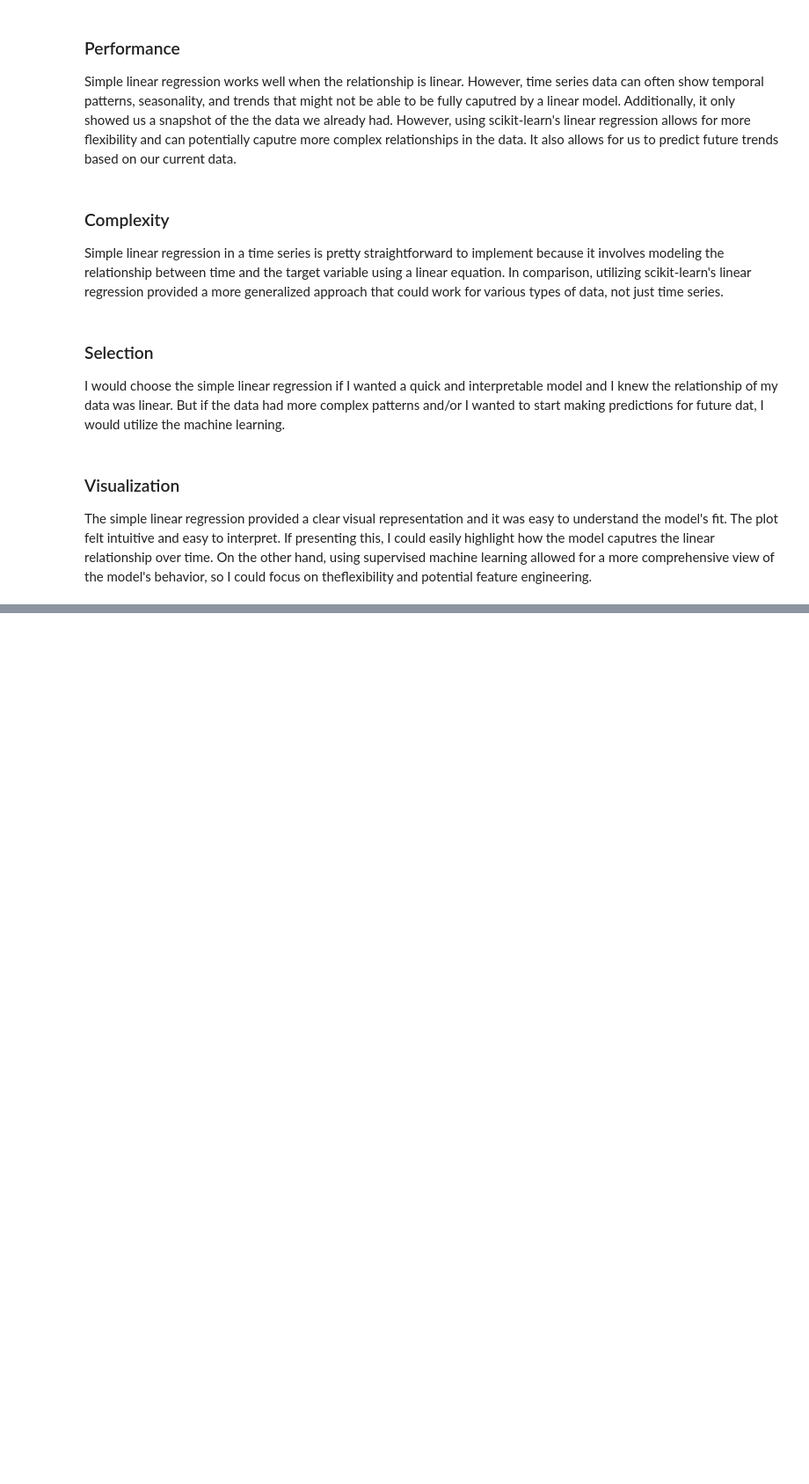
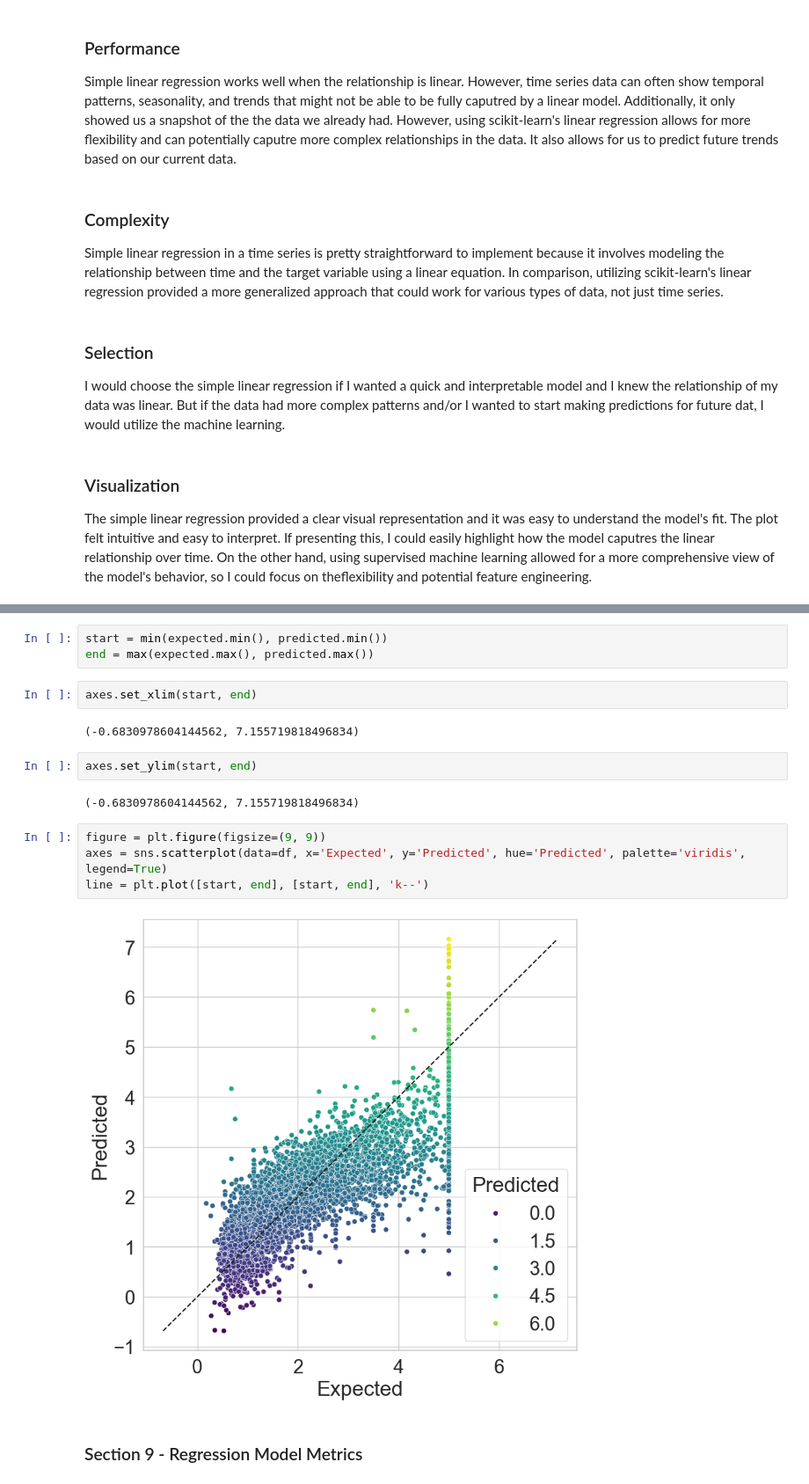
Before and after one commit to kcbreum/datafun-07-applied, a Jupyter notebook: breum_applied.ipynb, the cells around one changed output, grey strips where cells are left out. Shown at 88% size. Saved outputs shown, nothing was run; the diff lists cells and outputs as text; blank space fills up the shorter version.

```diff
--- a/breum_applied.ipynb
+++ b/breum_applied.ipynb
@@ -208,0 +371,19 @@ The simple linear regression provided a clear visual representation and it was e
+# %%
+start = min(expected.min(), predicted.min())
+end = max(expected.max(), predicted.max())
+# %%
+axes.set_xlim(start, end)
+# %% [output]
+(-0.6830978604144562, 7.155719818496834)
+# %%
+axes.set_ylim(start, end)
+# %% [output]
+(-0.6830978604144562, 7.155719818496834)
+# %%
+figure = plt.figure(figsize=(9, 9))
+axes = sns.scatterplot(data=df, x='Expected', y='Predicted', hue='Predicted', palette='viridis', legend=True)
+line = plt.plot([start, end], [start, end], 'k--')
+# %% [output]
+[figure, added]
+# %% [markdown]
+### Section 9 - Regression Model Metrics
```
Also changed, not shown: parts of 43 cells of this notebook.
